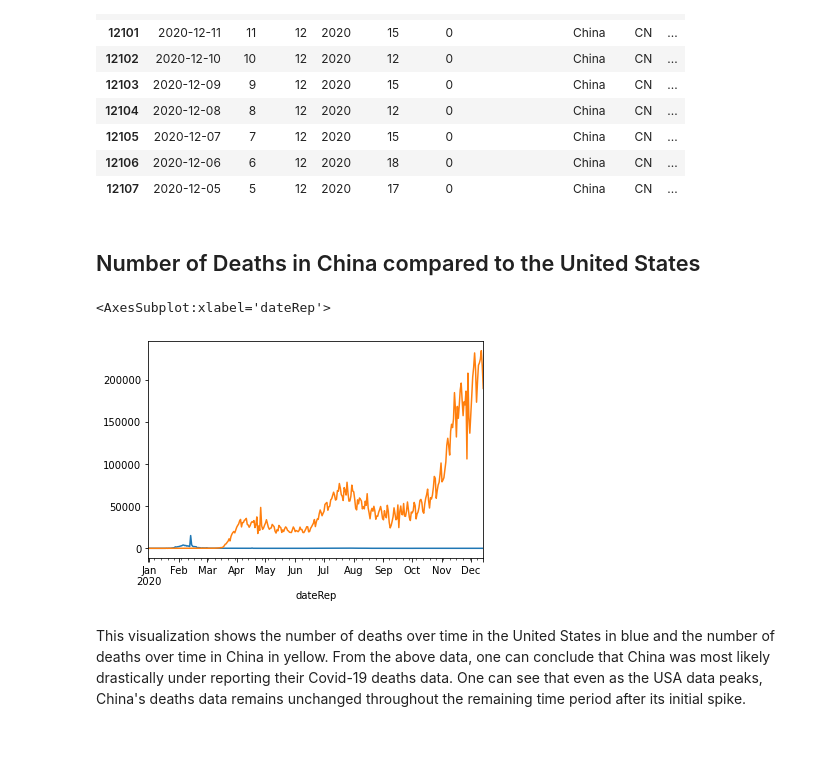
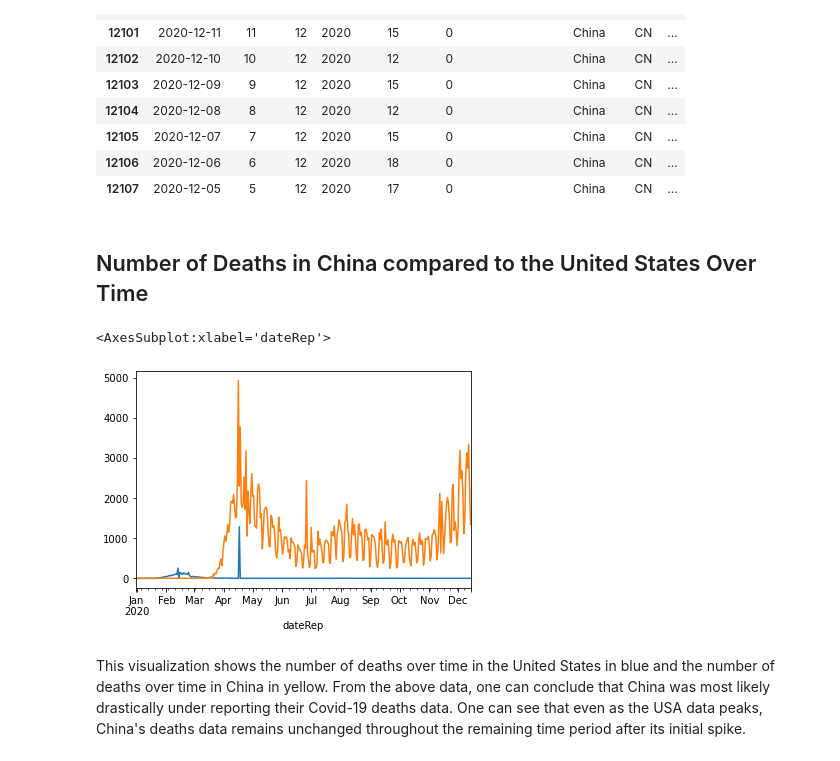
Before and after one commit to AZarazinski/IA241-Github, a Jupyter notebook: Final_Project.ipynb, the cells around one changed output. Cells and saved outputs as stored; diff of their text form; code cells hidden in the pictures.

```diff
--- a/Final_Project.ipynb
+++ b/Final_Project.ipynb
@@ -105,15 +109,15 @@ china_data[:10]  #Defining data by Country China using the top 10 for simplifica
 | 12106 | 2020-12-06 | 6 | 12 | 2020 | 18 | 0 | China | CN | ... |
 | 12107 | 2020-12-05 | 5 | 12 | 2020 | 17 | 0 | China | CN | ... |
 # %% [markdown]
-## Number of Deaths in China compared to the United States
+## Number of Deaths in China compared to the United States Over Time
 # %%
-usa_cases_over_time = usa_data.groupby('dateRep').sum()['cases'] #select data from usa of number of deaths
-china_cases_over_time = china_data.groupby('dateRep').sum()['cases'] #select data from china of number of deaths
-china_cases_over_time.plot() #Plotting number of deaths in china over time using a line graph
-usa_cases_over_time.plot() #Plotting number of deaths in usa over time using a line graph
+usa_deaths_over_time = usa_data.groupby('dateRep').sum()['deaths'] #select data from usa of number of deaths
+china_deaths_over_time = china_data.groupby('dateRep').sum()['deaths'] #select data from china of number of deaths
+china_deaths_over_time.plot() #Plotting number of deaths in china over time using a line graph
+usa_deaths_over_time.plot() #Plotting number of deaths in usa over time using a line graph
 # %% [output]
 <AxesSubplot:xlabel='dateRep'>
-[figure, old version]
+[figure, new version]
 # %% [markdown]
 This visualization shows the number of deaths over time in the United States in blue and the number of deaths over time in China in yellow. From the above data, one can conclude that China was most likely drastically under reporting their Covid-19 deaths data. One can see that even as the USA data peaks, China's deaths data remains unchanged throughout the remaining time period after its initial spike.
 # %% [markdown]
```
Also changed, not shown: parts of 7 cells of this notebook.
